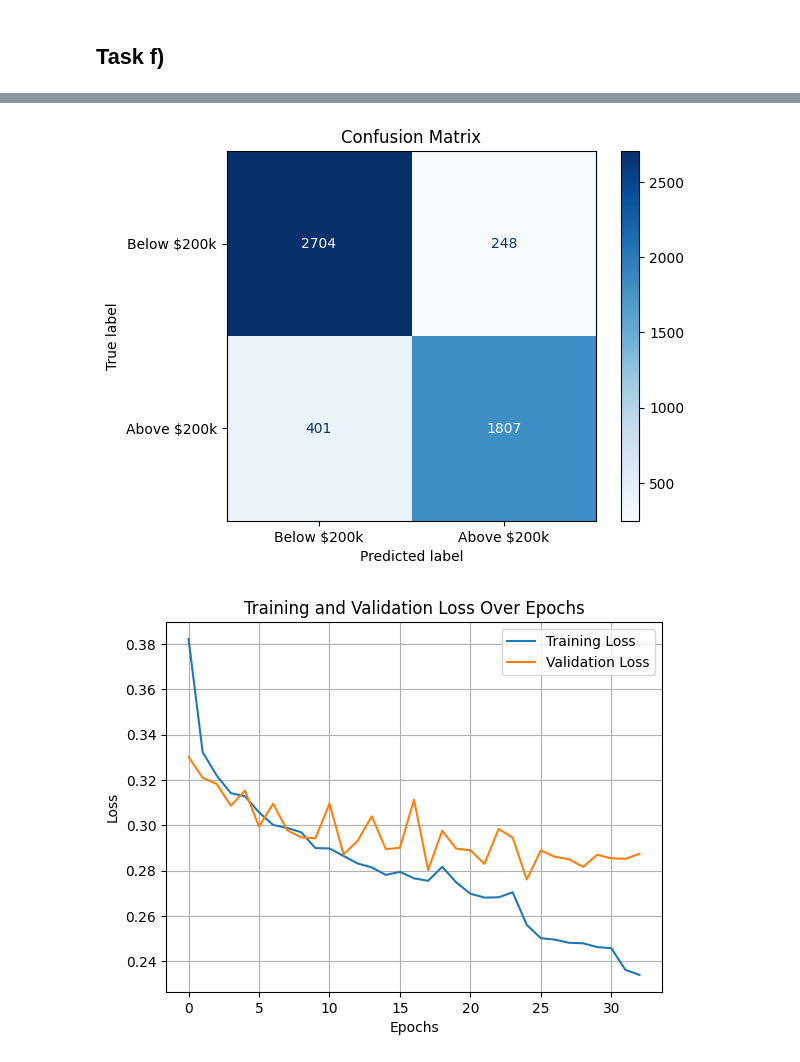
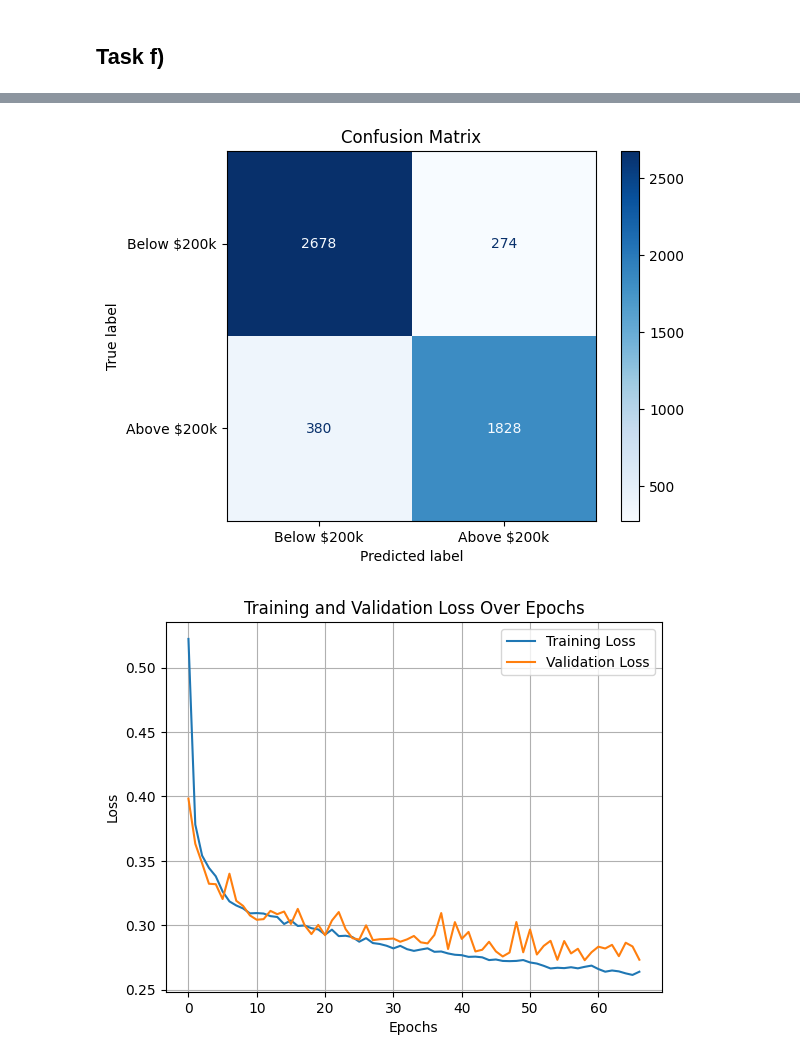
Before and after one commit to NaidaNozic/DeepLearning, a Jupyter notebook: main.ipynb, the cells around one changed output, grey strips where cells are left out. Cells and saved outputs as stored; diff of their text form; code cells hidden in the pictures.

Commit message:
Changed optimizer and scheduler

```diff
--- a/main.ipynb
+++ b/main.ipynb
@@ -1003,13 +1003,12 @@ architecture = [8, 64, 32, 16, 1]
 max_grad_norm = 5.0
 
 final_model = create_model(architecture)
-final_optimizer = Adam(final_model.parameters(), lr=1e-2)
+optimizer_config = {"name": "SGD_Momentum", "optimizer": SGD, "params": {"lr": 1e-2, "momentum": 0.9}}
+final_optimizer = optimizer_config["optimizer"](final_model.parameters(), **optimizer_config["params"])
 final_criterion = nn.MSELoss()
 
-schedulers = [
-    {"name": "ReduceLROnPlateau", "scheduler": ReduceLROnPlateau, "params": {"factor": 0.5, "patience": 5}},
-]
-scheduler = schedulers[0]["scheduler"](final_optimizer, **schedulers[0]["params"])
+schedulers = []
+scheduler = None
 
 final_train_losses = []
 print("Final model training started.")
@@ -1026,7 +1025,9 @@ for epoch in range(num_epochs):
         epoch_loss += loss.item()
 
     final_train_losses.append(epoch_loss / len(combined_iter))
-    scheduler.step(epoch_loss / len(combined_iter))
+
+    if scheduler:
+        scheduler.step(epoch_loss / len(combined_iter))
 
     if epoch % 10 == 0 or epoch == num_epochs - 1:
         print(f"Epoch {epoch + 1}/{num_epochs}, Loss: {epoch_loss / len(combined_iter):.4f}")
@@ -1150,8 +1151,10 @@ print(model)
 
 # Step 3: Define Loss, Optimizer, DataLoader, and Scheduler
 criterion = nn.BCEWithLogitsLoss()
-optimizer = Adam(model.parameters(), lr=1e-2)
-scheduler = ReduceLROnPlateau(optimizer, mode='min', factor=0.5, patience=5)
+optimizer_config = {"name": "SGD_Momentum", "optimizer": SGD, "params": {"lr": 1e-2, "momentum": 0.9}}
+optimizer = optimizer_config["optimizer"](model.parameters(), **optimizer_config["params"])
+
+scheduler = None
 batch_size = 50
 
 train_dataset = TensorDataset(X_train, y_train)
@@ -1194,7 +1197,7 @@ for epoch in range(num_epochs):
     epoch_val_loss /= len(val_loader)
     val_losses.append(epoch_val_loss)
 
-    scheduler.step(epoch_val_loss)
+    #scheduler.step(epoch_val_loss)
 
     if epoch % 5 == 0 or epoch == num_epochs - 1:
         print(f"Epoch {epoch + 1}/{num_epochs}, Train Loss: {epoch_train_loss:.4f}, Val Loss: {epoch_val_loss:.4f}")
@@ -1290,3 +1293,3 @@ ROC AUC: 0.9517
-[figure, old version]
+[figure, new version]
-[figure, old version]
+[figure, new version]
 [figure]
```
Also changed, not shown: parts of 4 cells of this notebook, 3 other files.
